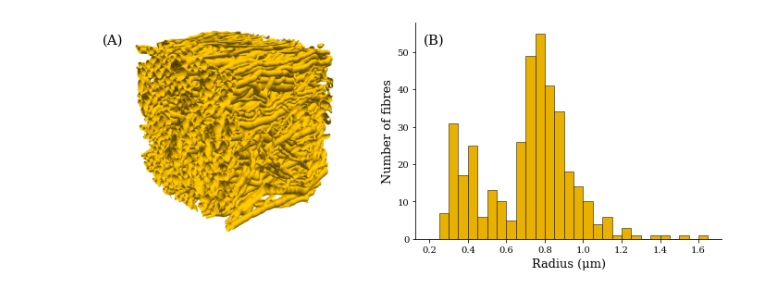
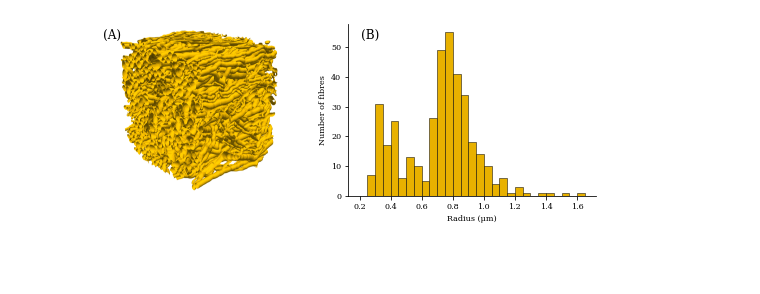
Before and after one commit to kerkelae/ufa-model-comparison, a Jupyter notebook: analysis.ipynb, the cells around one changed output. Cells and saved outputs as stored; diff of their text form; code cells hidden in the pictures; blank space fills up the shorter version.

```diff
--- a/analysis.ipynb
+++ b/analysis.ipynb
@@ -22,3 +21,13 @@ os.system('python qti.py')
+# %%
+# Define plotting parameters
+
+plt.rcParams['font.family'] = 'serif'
+plt.rcParams.update({'font.size': 8})
+label_font_size = 12
+one_column = 3.54
+one_half_column = 5.51
+two_column = 7.48
+dpi = 500
 # %%
 # Create the gradient waveform figure
 
@@ -100,29 +129,29 @@ fig.savefig('../LaTeX/Figures/waveforms.pdf')
 # %%
 # Create the mesh figure
 
 radii = np.loadtxt('ConFiG/mean_rad.txt')
 img = np.array(PIL.Image.open('../LaTeX/Figures/config_mesh.png'))
 
-fig, ax = plt.subplots(1, 2, figsize=(10, 4))
+fig, ax = plt.subplots(1, 2, figsize=(two_column, 3))
 ax[0].imshow(img)
 ax[0].axis('off')
 hs = ax[1].hist(radii, edgecolor='black', color=(233/256, 178/256, 0),
                 bins=np.arange(4, 34) / 20, linewidth=.5)
-ax[1].set_xlabel('Radius (μm)', fontsize=13)
-ax[1].set_ylabel('Number of fibres', fontsize=13)
+ax[1].set_xlabel('Radius (μm)')
+ax[1].set_ylabel('Number of fibres')
 ax[1].spines['right'].set_visible(False)
 ax[1].spines['top'].set_visible(False)
-ax[0].text(-0.1, .95, '(A)', verticalalignment='top',
-           horizontalalignment='left', fontsize=15, color='black',
-           fontdict={'family' : 'serif'}, transform=ax[0].transAxes)
-ax[1].text(0.025, .95, '(B)', verticalalignment='top',
-           horizontalalignment='left', fontsize=15, color='black',
+ax[0].text(-0.05, .975, '(A)', verticalalignment='top',
+           horizontalalignment='left', fontsize=label_font_size, color='black',
+           transform=ax[0].transAxes)
+ax[1].text(0.05, .975, '(B)', verticalalignment='top',
+           horizontalalignment='left', fontsize=label_font_size, color='black',
            fontdict={'family' : 'serif'}, transform=ax[1].transAxes)
-plt.tight_layout()
+fig.tight_layout()
 plt.show()
-fig.savefig('../LaTeX/Figures/mesh_figure.pdf', dpi=500)
+fig.savefig('../LaTeX/Figures/mesh_figure.pdf', dpi=dpi)
 # %% [output]
-[figure, old version]
+[figure, new version]
 # %%
 # Create the μFA maps figure
 
```
Also changed, not shown: parts of 12 cells of this notebook, 1 other file.
